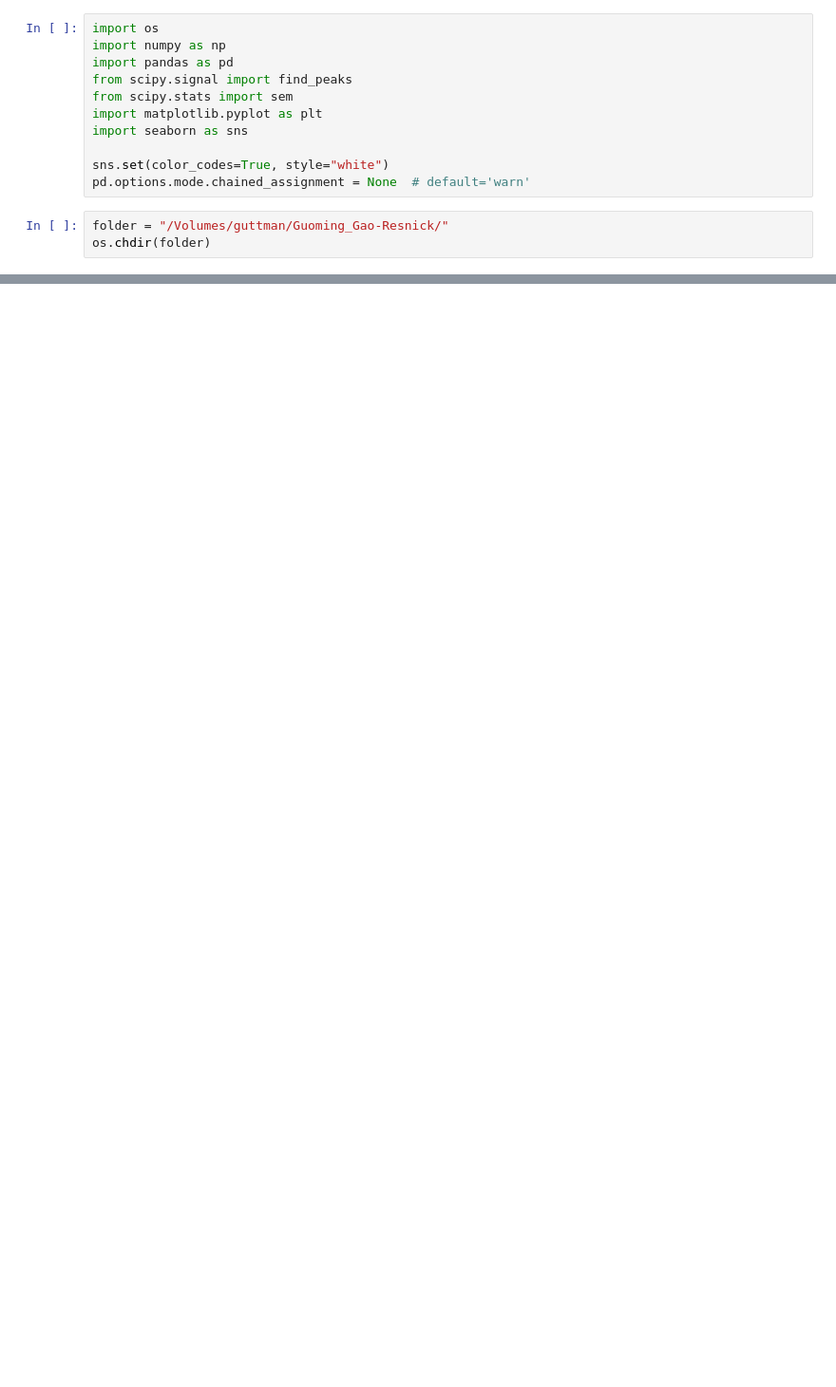
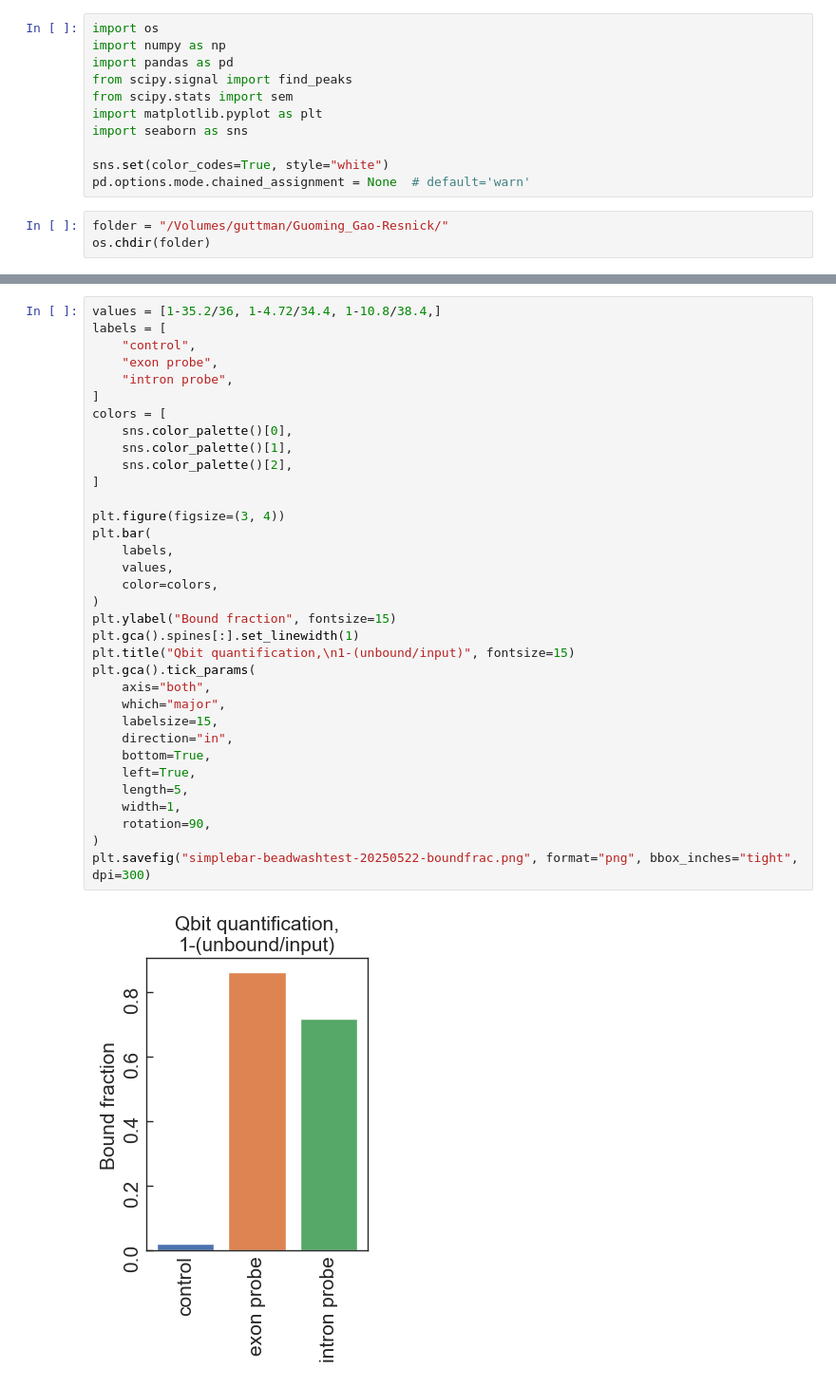
Before and after one commit to Guoming-Gao/GG-general-GuttmanLab, a Jupyter notebook: Plot_simple_bar.ipynb, the cells around one changed output, grey strips where cells are left out. Shown: that part at 95% size. Saved outputs shown, nothing was run; the diff lists cells and outputs as text; blank space fills up the shorter version.

```diff
--- a/Plot_simple_bar.ipynb
+++ b/Plot_simple_bar.ipynb
@@ -70,0 +69,36 @@ plt.savefig(
+# %%
+values = [1-35.2/36, 1-4.72/34.4, 1-10.8/38.4,]
+labels = [
+    "control",
+    "exon probe",
+    "intron probe",
+]
+colors = [
+    sns.color_palette()[0],
+    sns.color_palette()[1],
+    sns.color_palette()[2],
+]
+
+plt.figure(figsize=(3, 4))
+plt.bar(
+    labels,
+    values,
+    color=colors,
+)
+plt.ylabel("Bound fraction", fontsize=15)
+plt.gca().spines[:].set_linewidth(1)
+plt.title("Qbit quantification,\n1-(unbound/input)", fontsize=15)
+plt.gca().tick_params(
+    axis="both",
+    which="major",
+    labelsize=15,
+    direction="in",
+    bottom=True,
+    left=True,
+    length=5,
+    width=1,
+    rotation=90,
+)
+plt.savefig("simplebar-beadwashtest-20250522-boundfrac.png", format="png", bbox_inches="tight", dpi=300)
+# %% [output]
+[figure, added]
```
Also changed, not shown: parts of 1 cell of this notebook.
